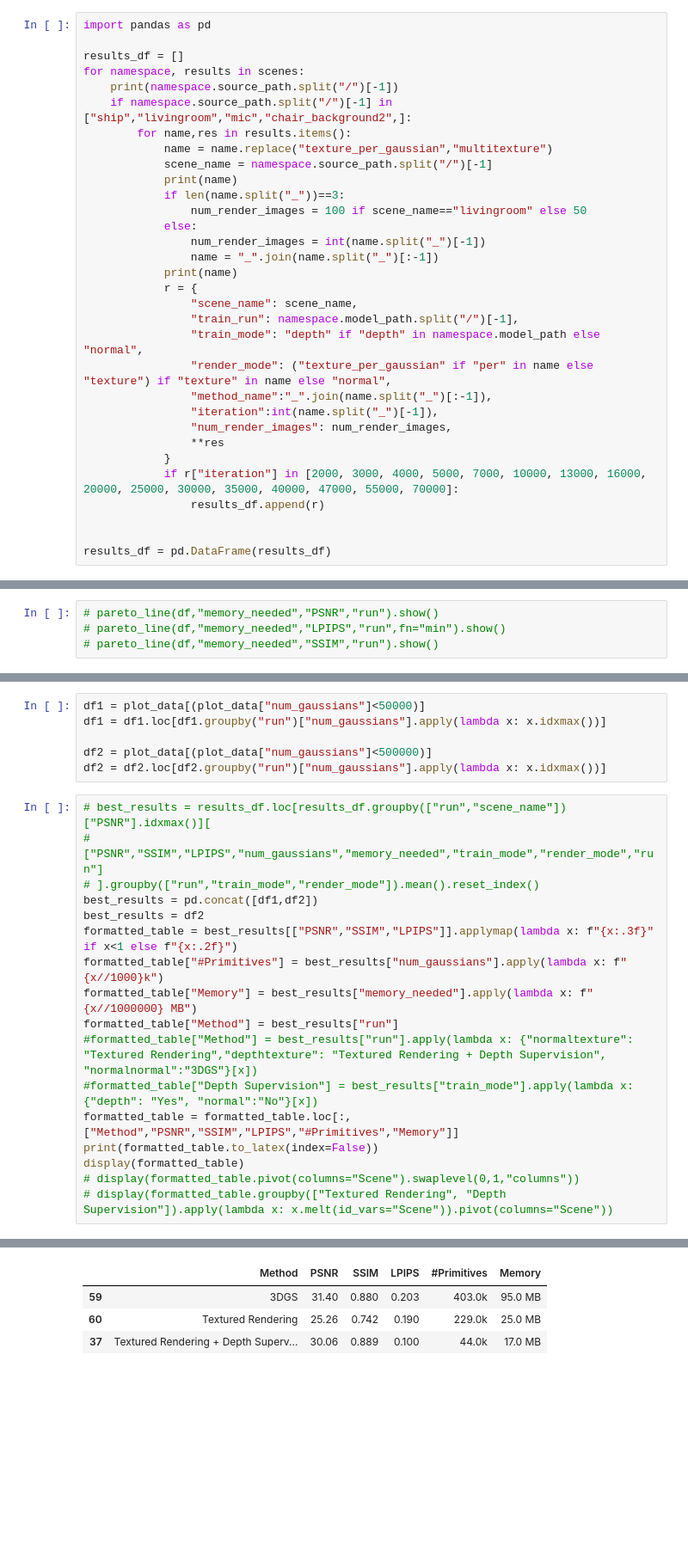
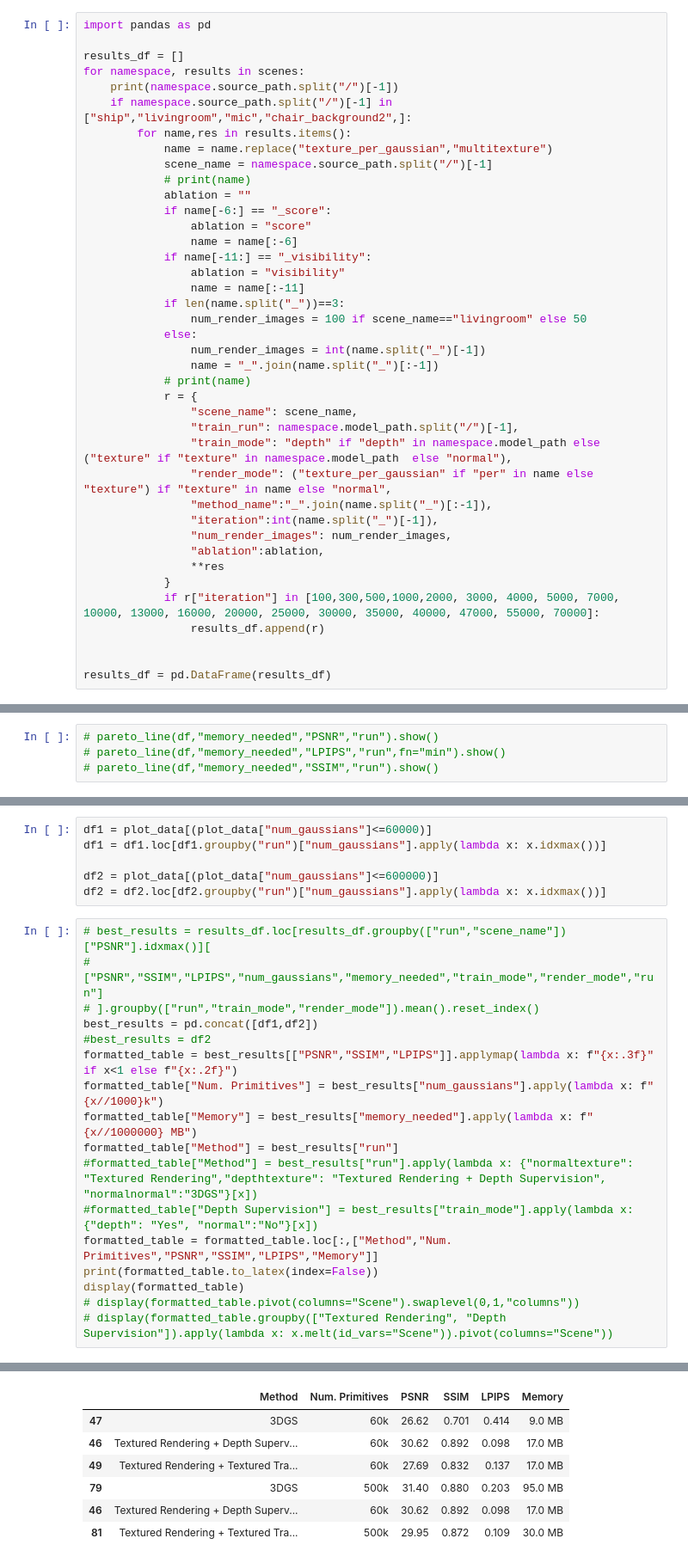
Before and after one commit to Istlemin/depth-supervised-gaussian-splatting, a Jupyter notebook: notebooks/plot.ipynb, the cells around one changed output, grey strips where cells are left out. Shown at 86% size. Saved outputs shown, nothing was run; the diff lists cells and outputs as text; blank space fills up the shorter version.

Commit message:
various tweaks for experiments and ablations

```diff
--- a/notebooks/plot.ipynb
+++ b/notebooks/plot.ipynb
@@ -25,24 +28,32 @@ for namespace, results in scenes:
         for name,res in results.items():
             name = name.replace("texture_per_gaussian","multitexture")
             scene_name = namespace.source_path.split("/")[-1]
-            print(name)
+            # print(name)
+            ablation = ""
+            if name[-6:] == "_score":
+                ablation = "score"
+                name = name[:-6]
+            if name[-11:] == "_visibility":
+                ablation = "visibility"
+                name = name[:-11]
             if len(name.split("_"))==3:
                 num_render_images = 100 if scene_name=="livingroom" else 50
             else:
                 num_render_images = int(name.split("_")[-1])
                 name = "_".join(name.split("_")[:-1])
-            print(name)
+            # print(name)
             r = {
                 "scene_name": scene_name,
                 "train_run": namespace.model_path.split("/")[-1],
-                "train_mode": "depth" if "depth" in namespace.model_path else "normal",
+                "train_mode": "depth" if "depth" in namespace.model_path else ("texture" if "texture" in namespace.model_path  else "normal"),
                 "render_mode": ("texture_per_gaussian" if "per" in name else "texture") if "texture" in name else "normal",
                 "method_name":"_".join(name.split("_")[:-1]),
                 "iteration":int(name.split("_")[-1]),
                 "num_render_images": num_render_images,
+                "ablation":ablation,
                 **res
             }
-            if r["iteration"] in [2000, 3000, 4000, 5000, 7000, 10000, 13000, 16000, 20000, 25000, 30000, 35000, 40000, 47000, 55000, 70000]:
+            if r["iteration"] in [100,300,500,1000,2000, 3000, 4000, 5000, 7000, 10000, 13000, 16000, 20000, 25000, 30000, 35000, 40000, 47000, 55000, 70000]:
                 results_df.append(r)
 
 
@@ -202,22 +310,22 @@ for x_name in ["num_gaussians","memory_needed"]:
 # %%
-df1 = plot_data[(plot_data["num_gaussians"]<50000)]
+df1 = plot_data[(plot_data["num_gaussians"]<=60000)]
 df1 = df1.loc[df1.groupby("run")["num_gaussians"].apply(lambda x: x.idxmax())]
 
-df2 = plot_data[(plot_data["num_gaussians"]<500000)]
+df2 = plot_data[(plot_data["num_gaussians"]<=600000)]
 df2 = df2.loc[df2.groupby("run")["num_gaussians"].apply(lambda x: x.idxmax())]
 # %%
 # best_results = results_df.loc[results_df.groupby(["run","scene_name"])["PSNR"].idxmax()][
 #     ["PSNR","SSIM","LPIPS","num_gaussians","memory_needed","train_mode","render_mode","run"]
 # ].groupby(["run","train_mode","render_mode"]).mean().reset_index()
 best_results = pd.concat([df1,df2])
-best_results = df2
+#best_results = df2
 formatted_table = best_results[["PSNR","SSIM","LPIPS"]].applymap(lambda x: f"{x:.3f}" if x<1 else f"{x:.2f}")
-formatted_table["#Primitives"] = best_results["num_gaussians"].apply(lambda x: f"{x//1000}k")
+formatted_table["Num. Primitives"] = best_results["num_gaussians"].apply(lambda x: f"{x//1000}k")
 formatted_table["Memory"] = best_results["memory_needed"].apply(lambda x: f"{x//1000000} MB")
 formatted_table["Method"] = best_results["run"]
 #formatted_table["Method"] = best_results["run"].apply(lambda x: {"normaltexture": "Textured Rendering","depthtexture": "Textured Rendering + Depth Supervision", "normalnormal":"3DGS"}[x])
 #formatted_table["Depth Supervision"] = best_results["train_mode"].apply(lambda x: {"depth": "Yes", "normal":"No"}[x])
-formatted_table = formatted_table.loc[:,["Method","PSNR","SSIM","LPIPS","#Primitives","Memory"]]
+formatted_table = formatted_table.loc[:,["Method","Num. Primitives","PSNR","SSIM","LPIPS","Memory"]]
 print(formatted_table.to_latex(index=False))
 display(formatted_table)
 # display(formatted_table.pivot(columns="Scene").swaplevel(0,1,"columns"))
@@ -233,9 +344,12 @@ Textured Rendering + Depth Supervision & 30.06 & 0.889 & 0.100 & 44.0k & 17.0 MB
 \bottomrule
 \end{tabular}
-|  | Method | PSNR | SSIM | LPIPS | #Primitives | Memory |
-| 59 | 3DGS | 31.40 | 0.880 | 0.203 | 403.0k | 95.0 MB |
-| 60 | Textured Rendering | 25.26 | 0.742 | 0.190 | 229.0k | 25.0 MB |
-| 37 | Textured Rendering + Depth Superv... | 30.06 | 0.889 | 0.100 | 44.0k | 17.0 MB |
+|  | Method | Num. Primitives | PSNR | SSIM | LPIPS | Memory |
+| 47 | 3DGS | 60k | 26.62 | 0.701 | 0.414 | 9.0 MB |
+| 46 | Textured Rendering + Depth Superv... | 60k | 30.62 | 0.892 | 0.098 | 17.0 MB |
+| 49 | Textured Rendering + Textured Tra... | 60k | 27.69 | 0.832 | 0.137 | 17.0 MB |
+| 79 | 3DGS | 500k | 31.40 | 0.880 | 0.203 | 95.0 MB |
+| 46 | Textured Rendering + Depth Superv... | 60k | 30.62 | 0.892 | 0.098 | 17.0 MB |
+| 81 | Textured Rendering + Textured Tra... | 500k | 29.95 | 0.872 | 0.109 | 30.0 MB |
 # %%
 df = results_df[results_df["run"]=="depthtexture"]
 df = df.loc[df.groupby(["num_render_images","scene_name"])["PSNR"].idxmax()]
```
Also changed, not shown: parts of 15 cells of this notebook, 14 other files.
